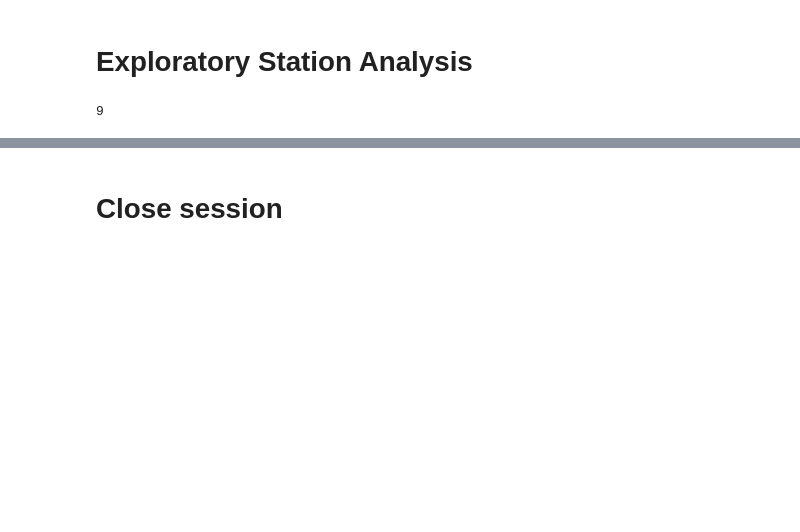
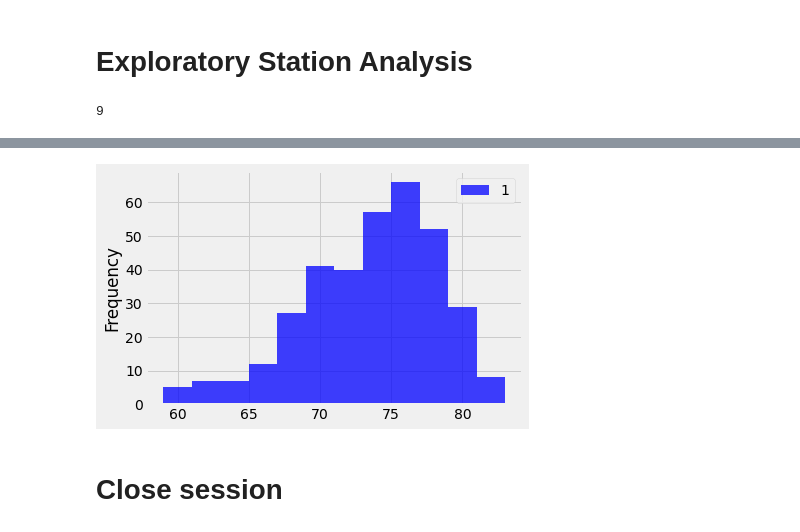
Before and after one commit to syeong0204/sqlalchemy-challenge, a Jupyter notebook: climate_starter.ipynb, the cells around one changed output, grey strips where cells are left out. Saved outputs shown, nothing was run; the diff lists cells and outputs as text; code cells hidden in the pictures; blank space fills up the shorter version.

Commit message:
created app.py and fixed up code to graph temperature

```diff
--- a/climate_starter.ipynb
+++ b/climate_starter.ipynb
@@ -147,7 +164,10 @@ avg_temp = session.query(func.avg(Measurement.tobs)).filter(Measurement.station)
 # Query the last 12 months of temperature observation data for this station.
 # Plot the results as a histogram with bins = 12.
 temperature = session.query(Measurement.station, Measurement.tobs, Measurement.date).\
-                filter(Measurement.station == most_active_station).\
-                filter(Measurement.date <= end_date).\
-                filter(Measurement.date >= begin_date).\
+                filter(Measurement.station == most_active).\
+                filter(Measurement.date <= recent_time).\
+                filter(Measurement.date >= begin_time).\
                 order_by(Measurement.date).all()
+# %%
+temp_df = pd.DataFrame(temperature)
+temp_df
@@ -154,2 +188,6 @@ temperature = session.query(Measurement.station, Measurement.tobs, Measurement.d
+# %%
+temp_plot = temp_df.plot.hist(bins=12, alpha = 0.75, color = 'b')
+# %% [output]
+[figure, added]
 # %% [markdown]
 # Close session
```
Also changed, not shown: parts of 6 cells of this notebook, 1 other file.
